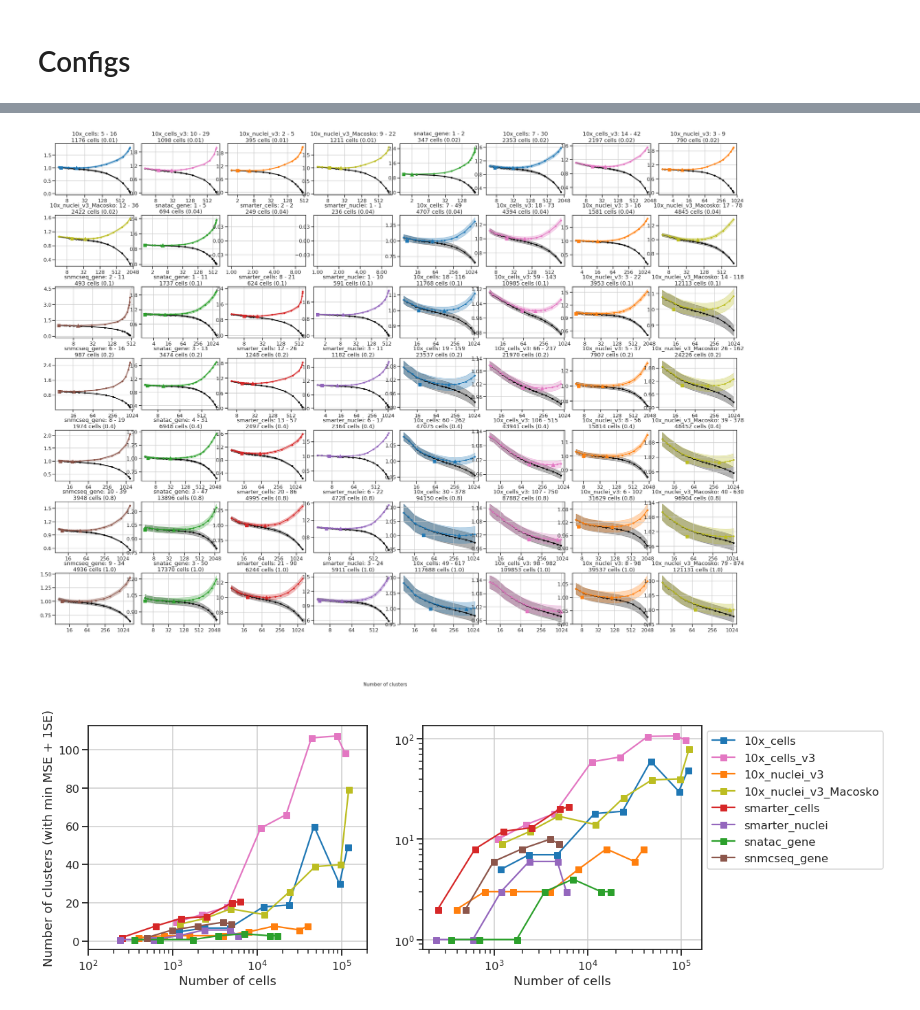
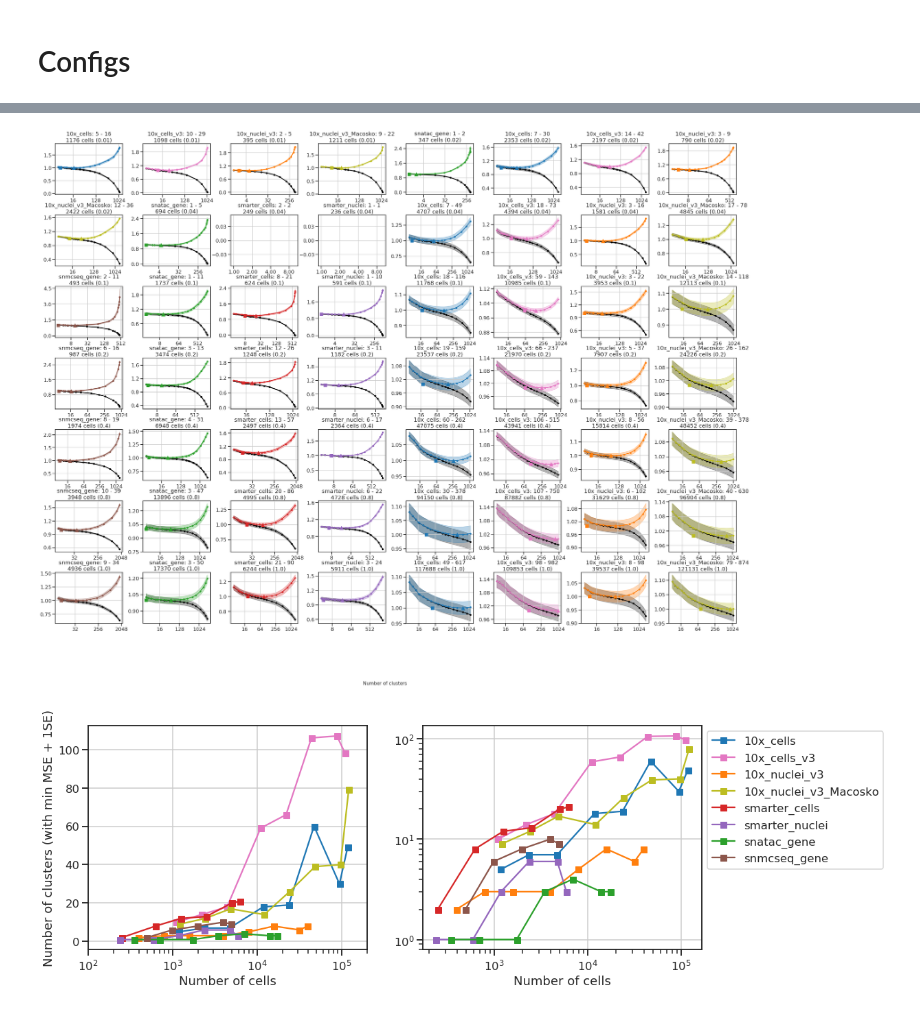
Before and after one commit to mukamel-lab/BICCN-Mouse-MOp, a Jupyter notebook: fig4/cocluster-cross-validation-single-mod-vis.ipynb, the cells around one changed output, grey strips where cells are left out. Cells and saved outputs as stored; diff of their text form; code cells hidden in the pictures.

```diff
--- a/fig4/cocluster-cross-validation-single-mod-vis.ipynb
+++ b/fig4/cocluster-cross-validation-single-mod-vis.ipynb
@@ -157,7 +157,7 @@ for i, (p, mod) in enumerate(itertools.product(ps, mods_selected)):
                        })
 res_sum_sum = pd.DataFrame(res_sum_sum)
 
-fig.subplots_adjust(hspace=0.4, wspace=0.1, bottom=0.1)
+fig.subplots_adjust(hspace=0.4, wspace=0.3, bottom=0.1)
 fig.text(0.5, 0, 'Number of clusters', ha='center', fontsize=15)
 fig.savefig(output, bbox_inches='tight')
 plt.show()
@@ -182,4 +182,4 @@ plt.show()
-[figure, old version]
+[figure, new version]
 # %%
 output = os.path.join(output_figure_dir, analysis_name+'_1.pdf')
 fig, axs = plt.subplots(1,2, figsize=(8*2, 6))
```
Also changed, not shown: parts of 5 cells of this notebook, 16 other files.
